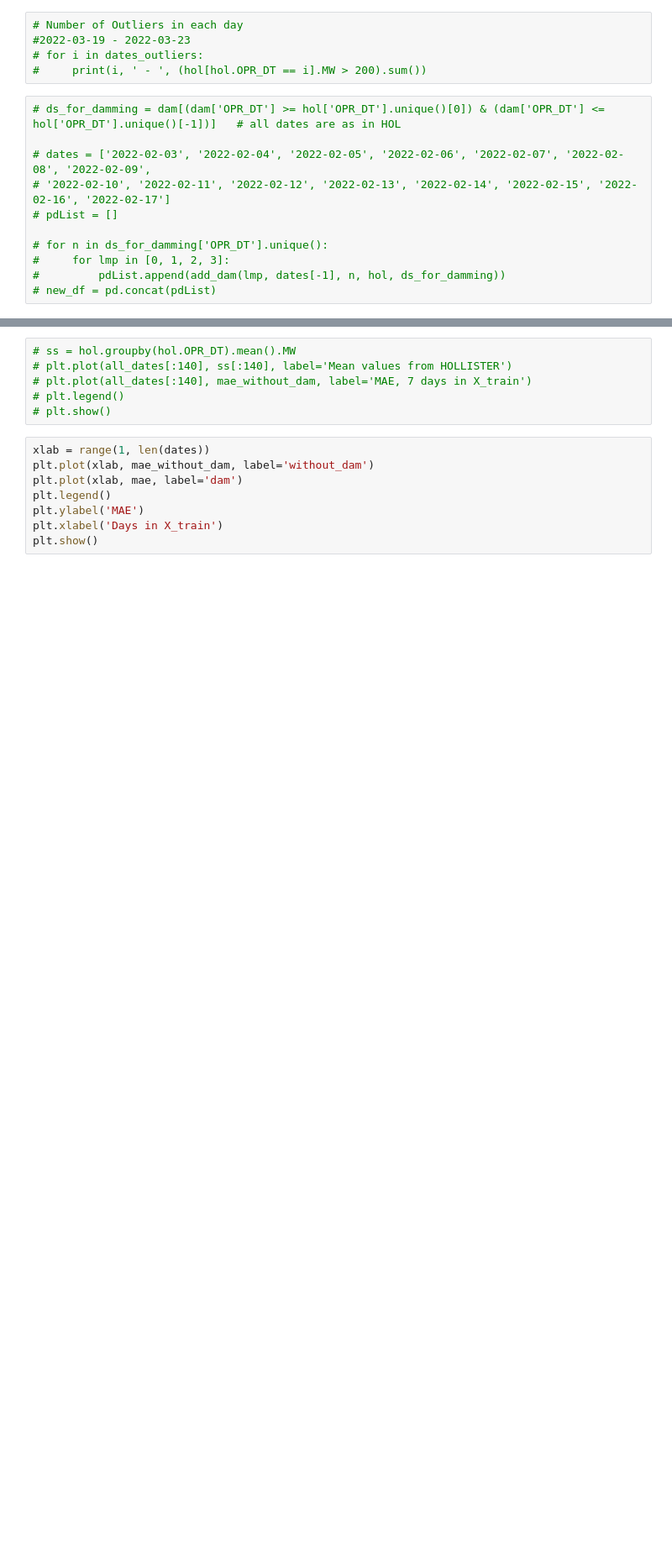
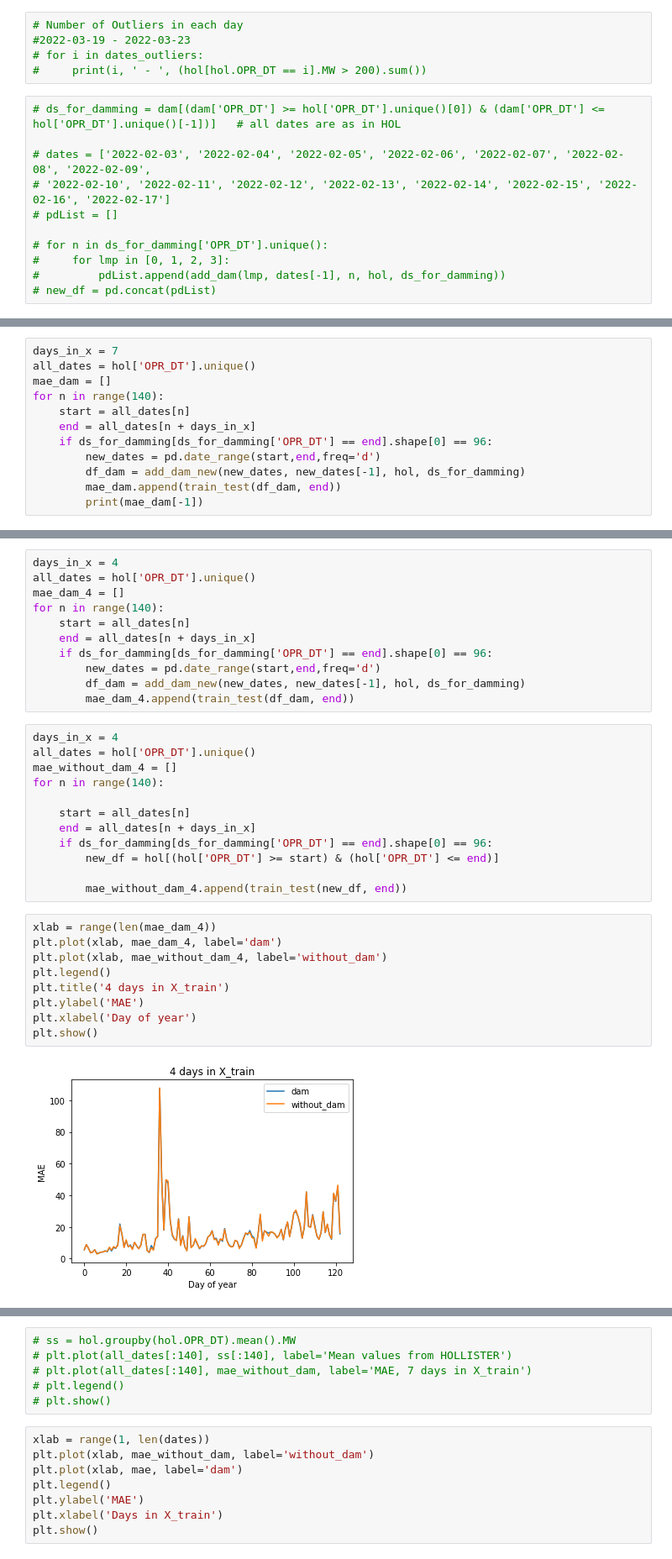
Before and after one commit to yeahartem/electricity, a Jupyter notebook: find_outliers.ipynb, the cells around one changed output, grey strips where cells are left out. Shown at 84% size. Cells and saved outputs as stored; diff of their text form; blank space fills up the shorter version.

```diff
--- a/find_outliers.ipynb
+++ b/find_outliers.ipynb
@@ -249,0 +272,12 @@ disp.plot();
+# %%
+days_in_x = 7
+all_dates = hol['OPR_DT'].unique()
+mae_dam = []
+for n in range(140):
+    start = all_dates[n]
+    end = all_dates[n + days_in_x]
+    if ds_for_damming[ds_for_damming['OPR_DT'] == end].shape[0] == 96:
+        new_dates = pd.date_range(start,end,freq='d')
+        df_dam = add_dam_new(new_dates, new_dates[-1], hol, ds_for_damming)
+        mae_dam.append(train_test(df_dam, end))
+        print(mae_dam[-1])
@@ -260,0 +306,34 @@ disp.plot();
+# %%
+days_in_x = 4
+all_dates = hol['OPR_DT'].unique()
+mae_dam_4 = []
+for n in range(140):
+    start = all_dates[n]
+    end = all_dates[n + days_in_x]
+    if ds_for_damming[ds_for_damming['OPR_DT'] == end].shape[0] == 96:
+        new_dates = pd.date_range(start,end,freq='d')
+        df_dam = add_dam_new(new_dates, new_dates[-1], hol, ds_for_damming)
+        mae_dam_4.append(train_test(df_dam, end))
+# %%
+days_in_x = 4
+all_dates = hol['OPR_DT'].unique()
+mae_without_dam_4 = []
+for n in range(140):
+
+    start = all_dates[n]
+    end = all_dates[n + days_in_x]
+    if ds_for_damming[ds_for_damming['OPR_DT'] == end].shape[0] == 96:
+        new_df = hol[(hol['OPR_DT'] >= start) & (hol['OPR_DT'] <= end)]
+
+        mae_without_dam_4.append(train_test(new_df, end))
+# %%
+xlab = range(len(mae_dam_4))
+plt.plot(xlab, mae_dam_4, label='dam')
+plt.plot(xlab, mae_without_dam_4, label='without_dam')
+plt.legend()
+plt.title('4 days in X_train')
+plt.ylabel('MAE')
+plt.xlabel('Day of year')
+plt.show()
+# %% [output]
+[figure, added]
```
Also changed, not shown: parts of 15 cells of this notebook.
